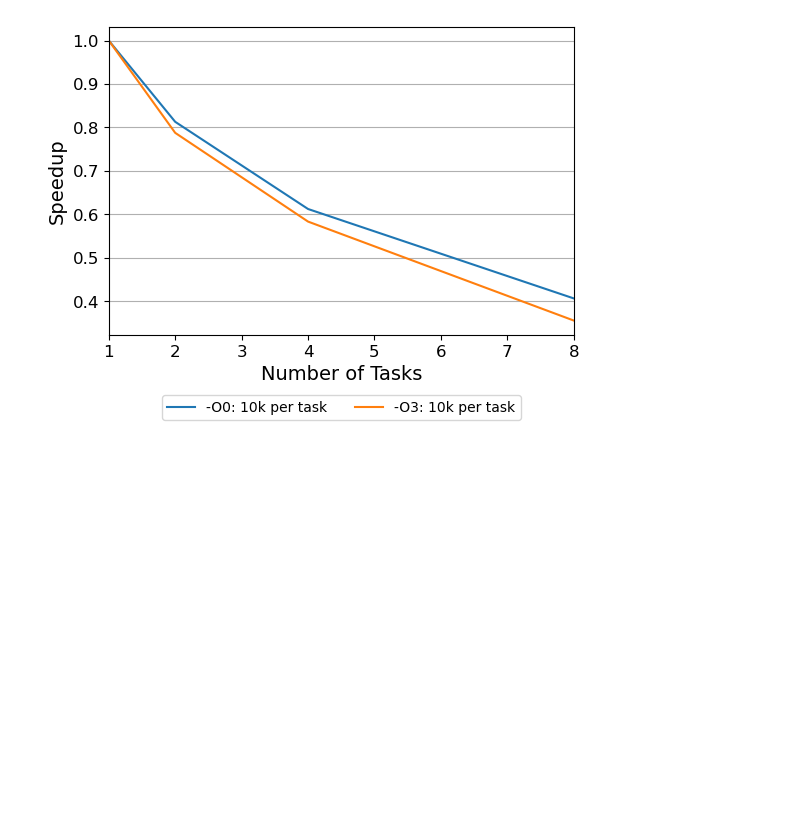
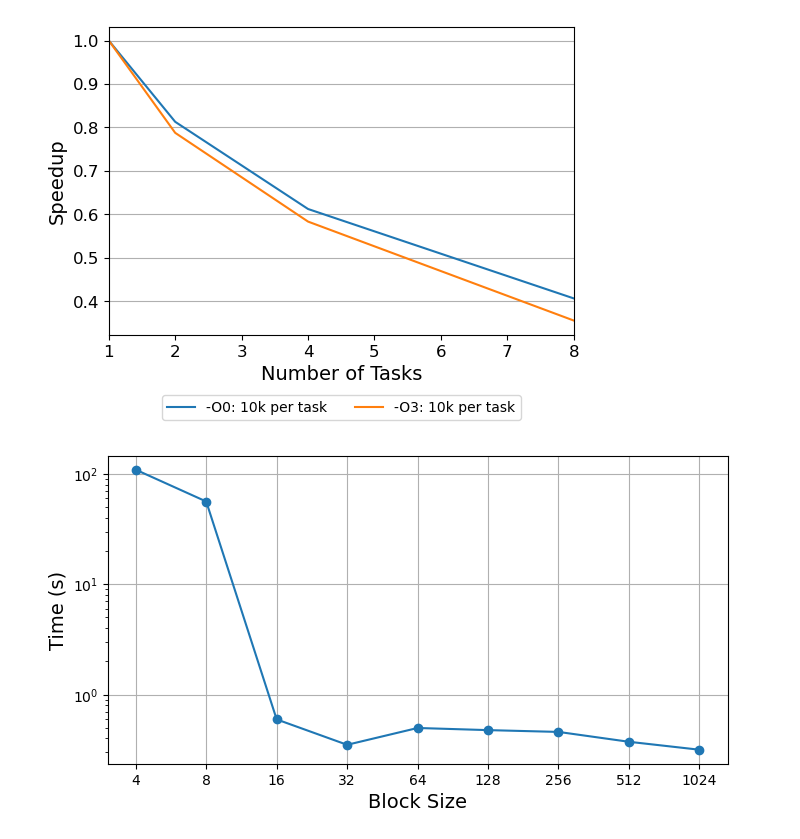
Before and after one commit to carloscca10/hpc_nbody, a Jupyter notebook: python things/file.ipynb, the cells around one changed output. Cells and saved outputs as stored; diff of their text form; code cells hidden in the pictures; blank space fills up the shorter version.

```diff
--- a/python things/file.ipynb
+++ b/python things/file.ipynb
@@ -371,3 +367,24 @@ plt.show()
 # %% [output]
 The PostScript backend does not support transparency; partially transparent artists will be rendered opaque.
 [figure]
+# %%
+# Data
+block_sizes = [4, 8, 16, 32, 64, 128, 256, 512, 1024]
+times = [108.998758, 56.16171, 0.595583, 0.350667, 0.498138, 0.476348, 0.458807, 0.373469, 0.316455]
+
+# Plotting
+plt.figure(figsize=(8, 4))
+plt.plot(block_sizes, times, marker='o')
+plt.xlabel('Block Size', fontsize=14)
+plt.ylabel('Time (s)', fontsize=14)
+plt.grid(True)
+plt.xscale('log', base=2)
+plt.xticks(block_sizes, labels=[str(size) for size in block_sizes])
+
+plt.yscale('log')
+ax.tick_params(axis='both', labelsize=12)
+
+plt.savefig('block_size.eps', format='eps', bbox_inches='tight')
+plt.show()
+# %% [output]
+[figure, added]
```
Also changed, not shown: parts of 1 cell of this notebook, 11 other files.
